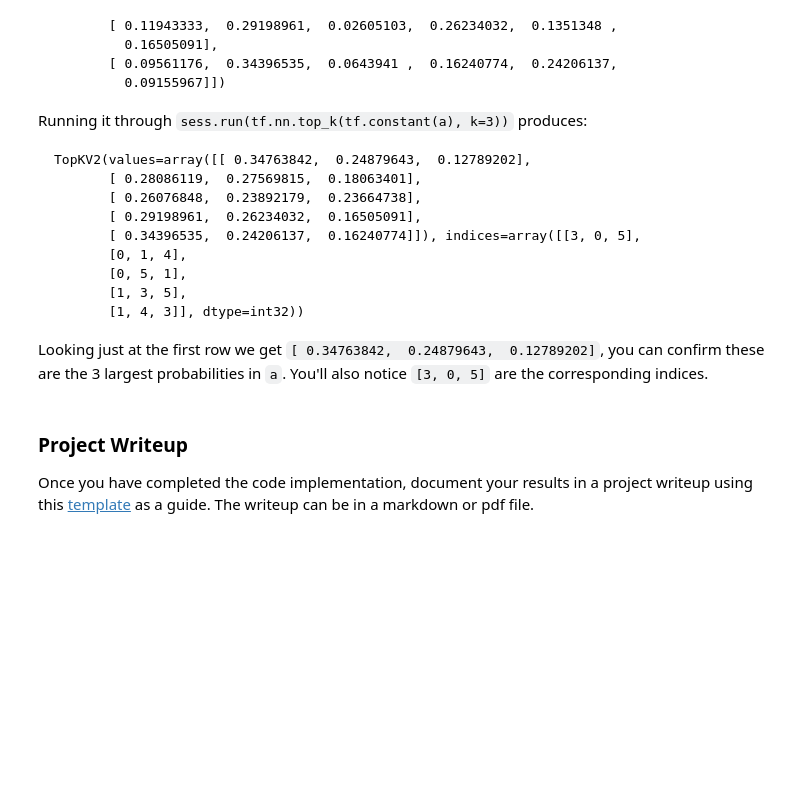
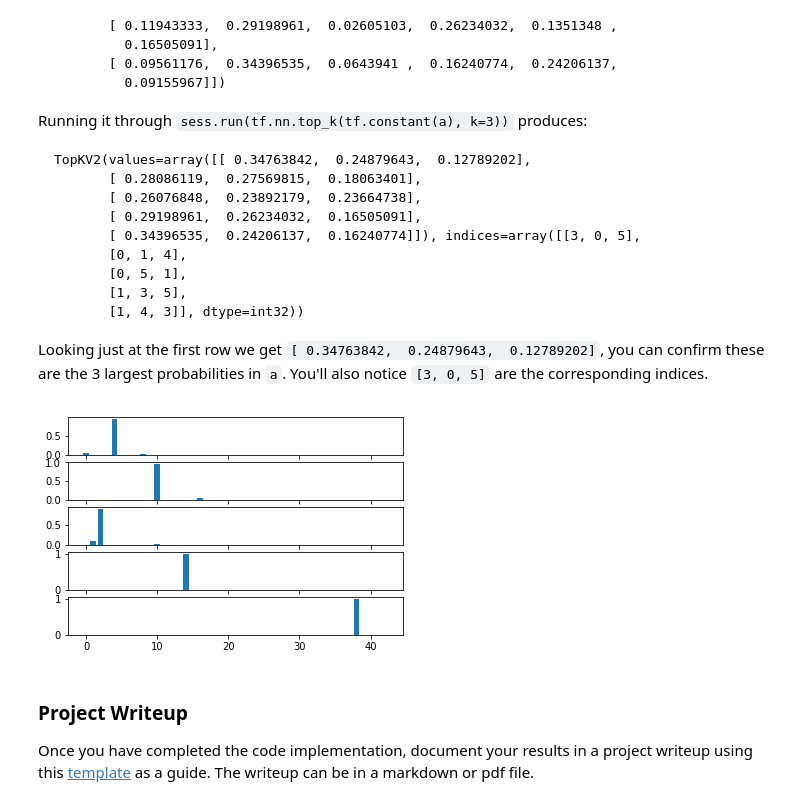
Before and after one commit to joelpou/traffic-sign-classifier, a Jupyter notebook: Traffic_Sign_Classifier.ipynb, the cells around one changed output. Cells and saved outputs as stored; diff of their text form; code cells hidden in the pictures; blank space fills up the shorter version.

```diff
--- a/Traffic_Sign_Classifier.ipynb
+++ b/Traffic_Sign_Classifier.ipynb
@@ -485,6 +575,21 @@ Looking just at the first row we get `[ 0.34763842,  0.24879643,  0.12789202]`,
 # %%
 ### Print out the top five softmax probabilities for the predictions on the German traffic sign images found on the web.
 ### Feel free to use as many code cells as needed.
+def softmax(x):
+    """Compute softmax values for each sets of scores in x."""
+    return np.exp(x) / np.sum(np.exp(x), axis=1, keepdims=True)
+
+softmaxProbs = softmax(predictLogits)
+
+fig = plt.figure()
+x_vals = range(43)
+for i in range(5):
+    ax = fig.add_subplot(5,1,i+1)
+    ax.bar(x_vals, softmaxProbs[i], .8)
+
+plt.show()
+# %% [output]
+[figure, added]
 # %% [markdown]
 ### Project Writeup
 
```
Also changed, not shown: parts of 11 cells of this notebook, 12 other files.
